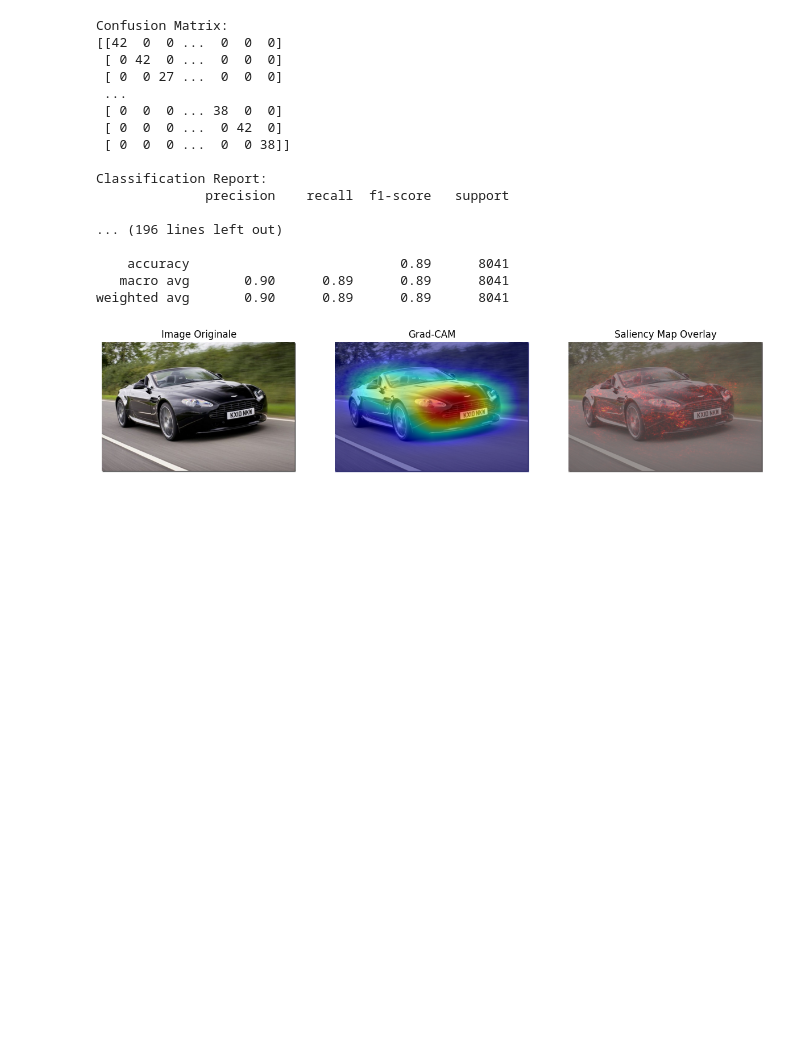
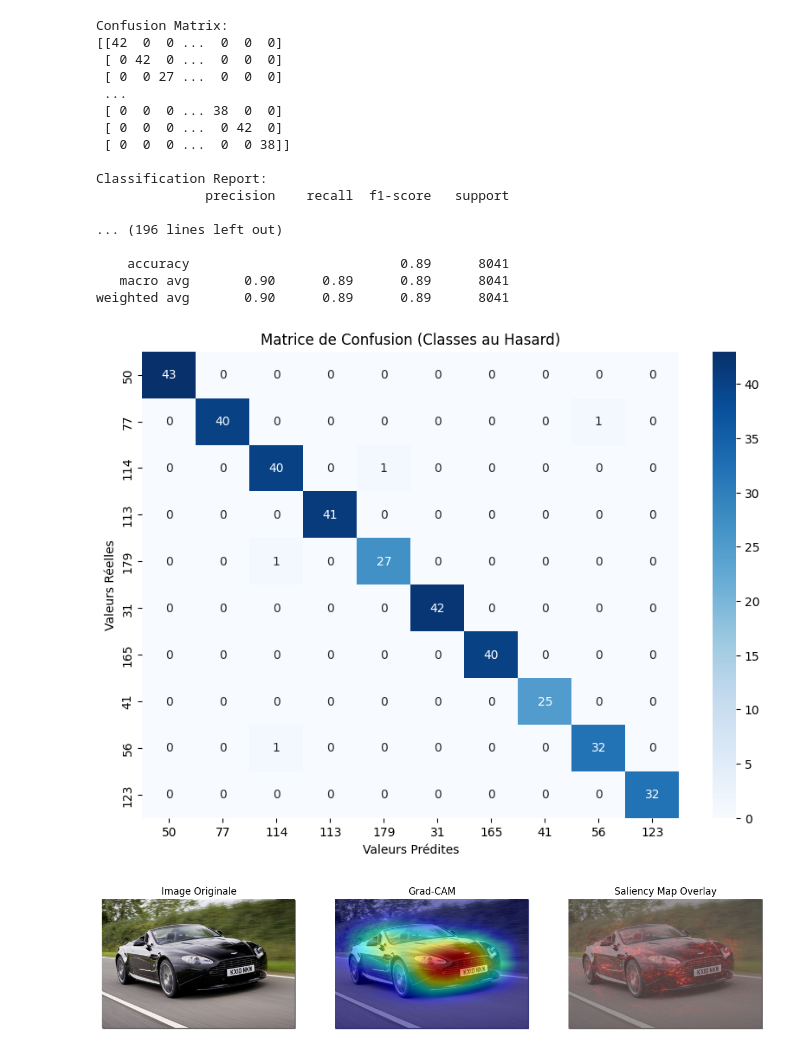
Before and after one commit to Jason2EPITA/groupe6hackathon, a Jupyter notebook: tutorial-s3.ipynb, the cells around one changed output. Cells and saved outputs as stored; diff of their text form; code cells hidden in the pictures; blank space fills up the shorter version.

Commit message:
added new notebook with comm and confusion matrix

```diff
--- a/tutorial-s3.ipynb
+++ b/tutorial-s3.ipynb
@@ -370,6 +339,31 @@ Classification Report:
     accuracy                           0.89      8041
    macro avg       0.90      0.89      0.89      8041
 weighted avg       0.90      0.89      0.89      8041
+# %%
+import seaborn as sns
+import matplotlib.pyplot as plt
+
+# Sélection de 10 classes au hasard
+random_classes = np.random.choice(range(196), size=10, replace=False)
+
+# Création de la matrice de confusion pour ces classes
+subset_cm = cm_df.iloc[random_classes, random_classes]
+
+# Configuration de la taille du graphique
+plt.figure(figsize=(10, 7))
+
+# Création de la heatmap
+sns.heatmap(subset_cm, annot=True, cmap='Blues', fmt='g')
+
+# Ajout de labels et de titre
+plt.xlabel('Valeurs Prédites')
+plt.ylabel('Valeurs Réelles')
+plt.title('Matrice de Confusion (Classes au Hasard)')
+
+# Affichage du graphique
+plt.show()
+# %% [output]
+[figure, added]
 # %%
 model.load_state_dict(torch.load('model.pth'))
 model.eval()
```
Also changed, not shown: parts of 23 cells of this notebook.
